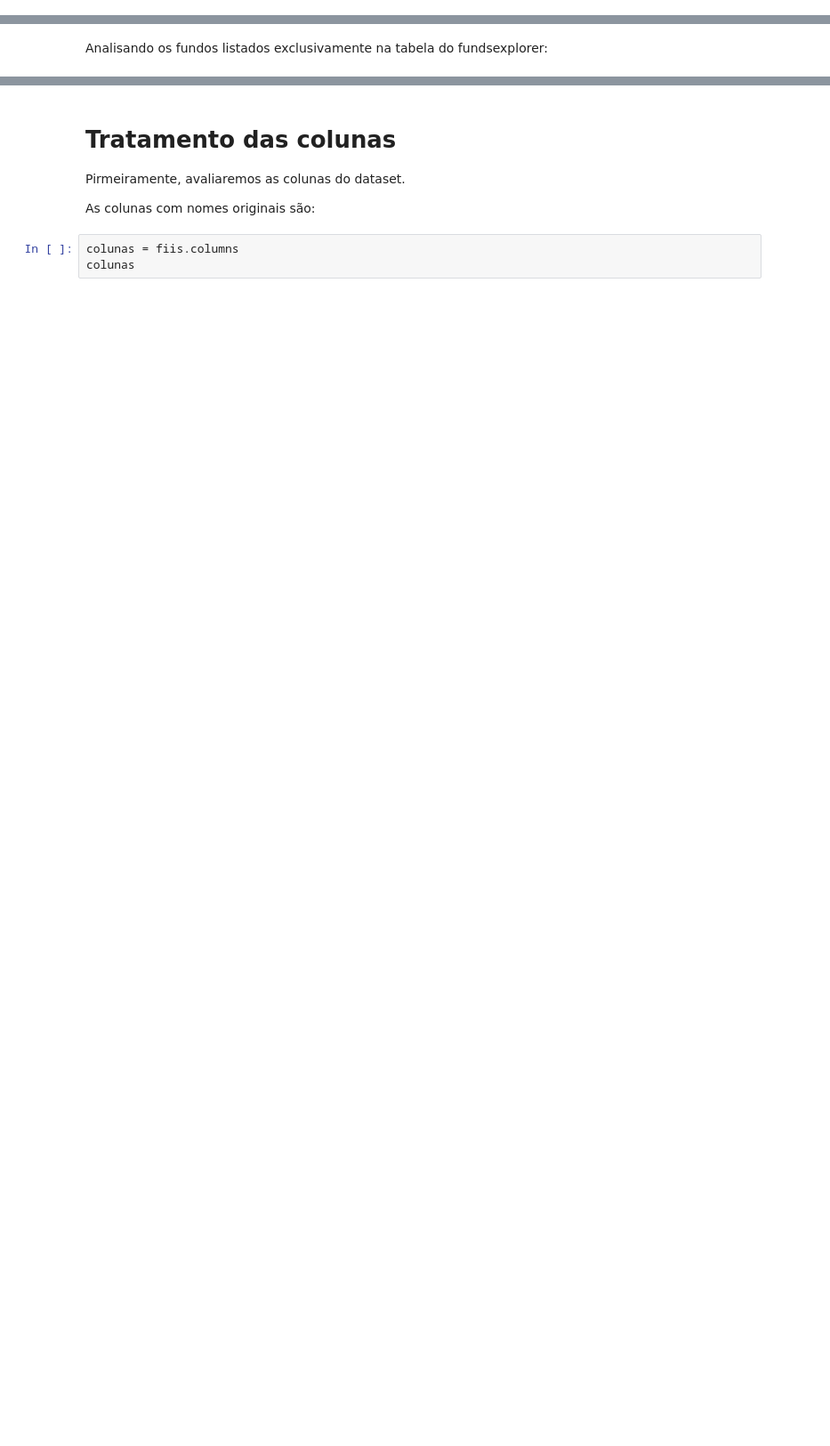
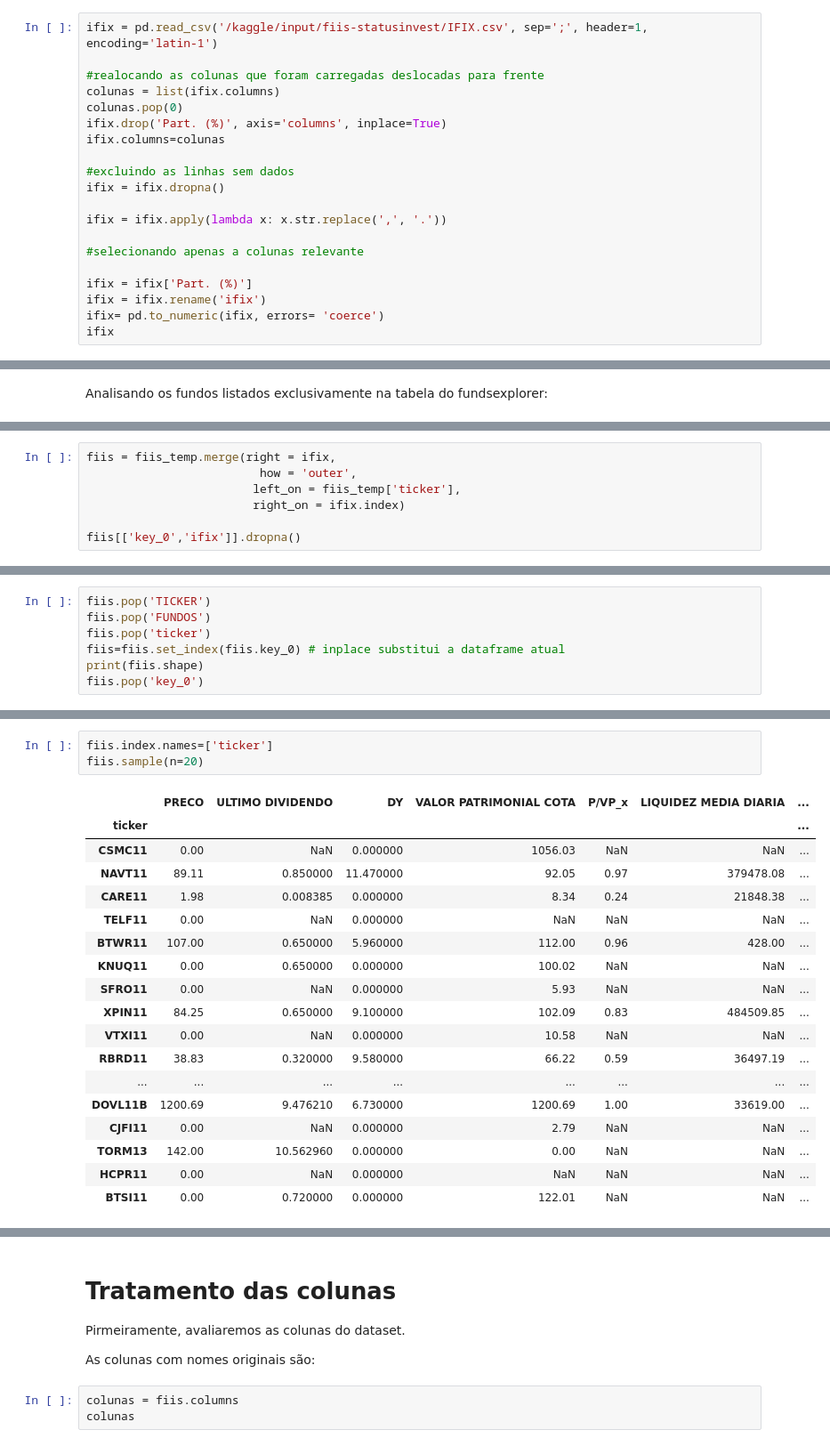
Before and after one commit to Mateus-cpa/analisando_fiis, a Jupyter notebook: analisando-fiis.ipynb, the cells around one changed output, grey strips where cells are left out. Shown at 89% size. Drawn from its saved outputs; the diff is of its cells as text; blank space fills up the shorter version.

Commit message:
Kaggle Notebook | Analisando FIIs | Version 6

```diff
--- a/analisando-fiis.ipynb
+++ b/analisando-fiis.ipynb
@@ -134,0 +130,20 @@ TypeError: IndexOpsMixin.tolist() takes 1 positional argument but 2 were given
+# %%
+ifix = pd.read_csv('/kaggle/input/fiis-statusinvest/IFIX.csv', sep=';', header=1, encoding='latin-1')
+
+#realocando as colunas que foram carregadas deslocadas para frente
+colunas = list(ifix.columns)
+colunas.pop(0)
+ifix.drop('Part. (%)', axis='columns', inplace=True)
+ifix.columns=colunas
+
+#excluindo as linhas sem dados
+ifix = ifix.dropna()
+
+ifix = ifix.apply(lambda x: x.str.replace(',', '.'))
+
+#selecionando apenas a colunas relevante
+
+ifix = ifix['Part. (%)']
+ifix = ifix.rename('ifix')
+ifix= pd.to_numeric(ifix, errors= 'coerce')
+ifix
@@ -166,0 +211,7 @@ Funds Explorer: 470 -
+# %%
+fiis = fiis_temp.merge(right = ifix,
+                         how = 'outer',
+                        left_on = fiis_temp['ticker'],
+                        right_on = ifix.index)
+
+fiis[['key_0','ifix']].dropna()
@@ -166,0 +256,7 @@ Funds Explorer: 470 -
+# %%
+fiis.pop('TICKER')
+fiis.pop('FUNDOS')
+fiis.pop('ticker')
+fiis=fiis.set_index(fiis.key_0) # inplace substitui a dataframe atual
+print(fiis.shape)
+fiis.pop('key_0')
@@ -166,0 +278,22 @@ Funds Explorer: 470 -
+# %%
+fiis.index.names=['ticker']
+fiis.sample(n=20)
+# %% [output]
+|  | PRECO | ULTIMO DIVIDENDO | DY | VALOR PATRIMONIAL COTA | P/VP_x | LIQUIDEZ MEDIA DIARIA | ... |
+| ticker |  |  |  |  |  |  | ... |
+| CSMC11 | 0.00 | NaN | 0.000000 | 1056.03 | NaN | NaN | ... |
+| NAVT11 | 89.11 | 0.850000 | 11.470000 | 92.05 | 0.97 | 379478.08 | ... |
+| CARE11 | 1.98 | 0.008385 | 0.000000 | 8.34 | 0.24 | 21848.38 | ... |
+| TELF11 | 0.00 | NaN | 0.000000 | NaN | NaN | NaN | ... |
+| BTWR11 | 107.00 | 0.650000 | 5.960000 | 112.00 | 0.96 | 428.00 | ... |
+| KNUQ11 | 0.00 | 0.650000 | 0.000000 | 100.02 | NaN | NaN | ... |
+| SFRO11 | 0.00 | NaN | 0.000000 | 5.93 | NaN | NaN | ... |
+| XPIN11 | 84.25 | 0.650000 | 9.100000 | 102.09 | 0.83 | 484509.85 | ... |
+| VTXI11 | 0.00 | NaN | 0.000000 | 10.58 | NaN | NaN | ... |
+| RBRD11 | 38.83 | 0.320000 | 9.580000 | 66.22 | 0.59 | 36497.19 | ... |
+| ... | ... | ... | ... | ... | ... | ... | ... |
+| DOVL11B | 1200.69 | 9.476210 | 6.730000 | 1200.69 | 1.00 | 33619.00 | ... |
+| CJFI11 | 0.00 | NaN | 0.000000 | 2.79 | NaN | NaN | ... |
+| TORM13 | 142.00 | 10.562960 | 0.000000 | 0.00 | NaN | NaN | ... |
+| HCPR11 | 0.00 | NaN | 0.000000 | NaN | NaN | NaN | ... |
+| BTSI11 | 0.00 | 0.720000 | 0.000000 | 122.01 | NaN | NaN | ... |
```
Also changed, not shown: parts of 34 cells of this notebook.
